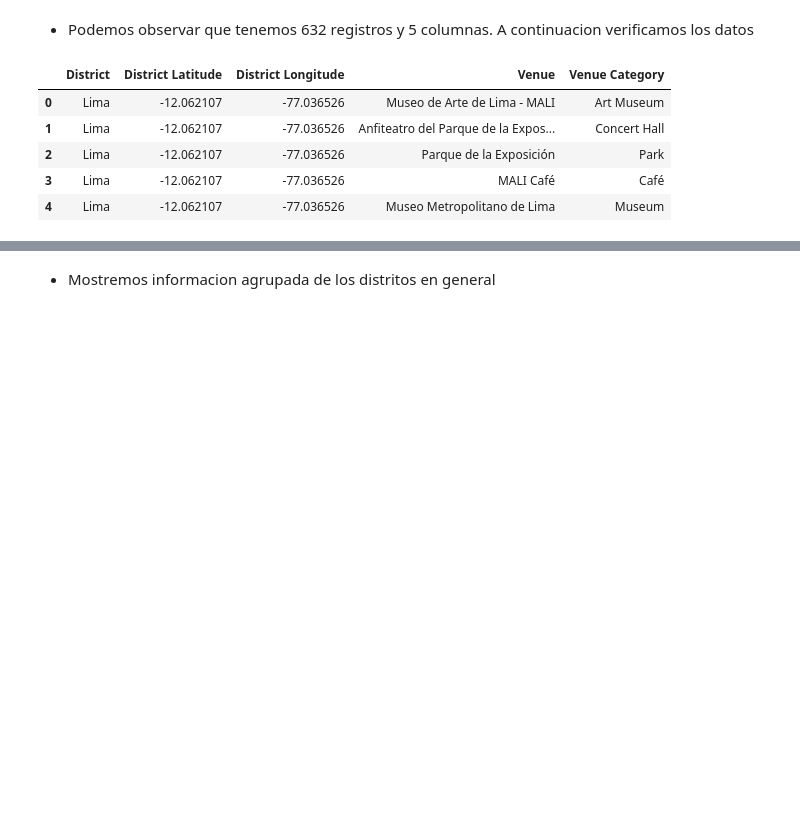
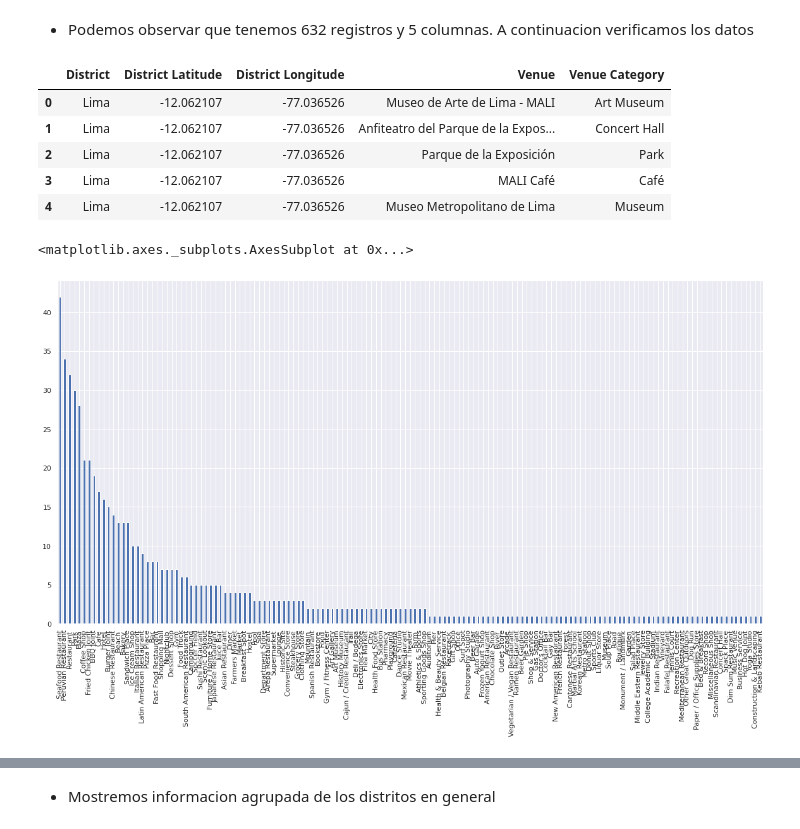
Before and after one commit to Jovamih/Coursera_Capstone, a Jupyter notebook: capstone_coursera_johan_FINAL_TODO.ipynb, the cells around one changed output, grey strips where cells are left out. Saved outputs shown, nothing was run; the diff lists cells and outputs as text; code cells hidden in the pictures; blank space fills up the shorter version.

```diff
--- a/capstone_coursera_johan_FINAL_TODO.ipynb
+++ b/capstone_coursera_johan_FINAL_TODO.ipynb
@@ -271,3 +307,10 @@ venues_in_lima.head()
 | 2 | Lima | -12.062107 | -77.036526 | Parque de la Exposición | Park |
 | 3 | Lima | -12.062107 | -77.036526 | MALI Café | Café |
 | 4 | Lima | -12.062107 | -77.036526 | Museo Metropolitano de Lima | Museum |
+# %%
+#observaremos la cuantas categoria posee cada distrito
+plt.figure(figsize=(20,10))
+venues_in_lima["Venue Category"].value_counts().plot.bar()
+# %% [output]
+<matplotlib.axes._subplots.AxesSubplot at 0x...>
+[figure, added]
```
Also changed, not shown: parts of 9 cells of this notebook.
